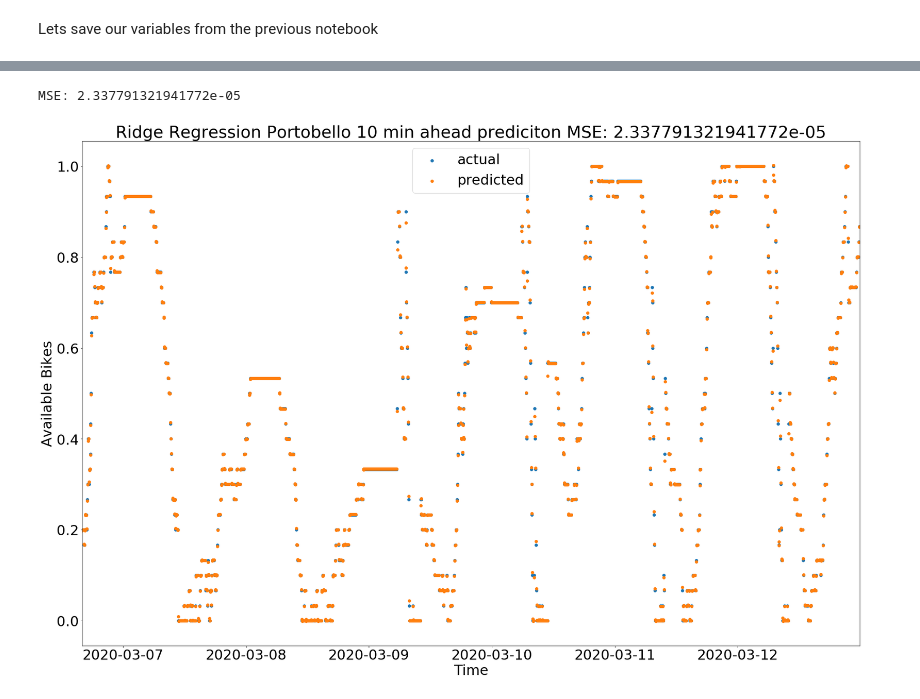
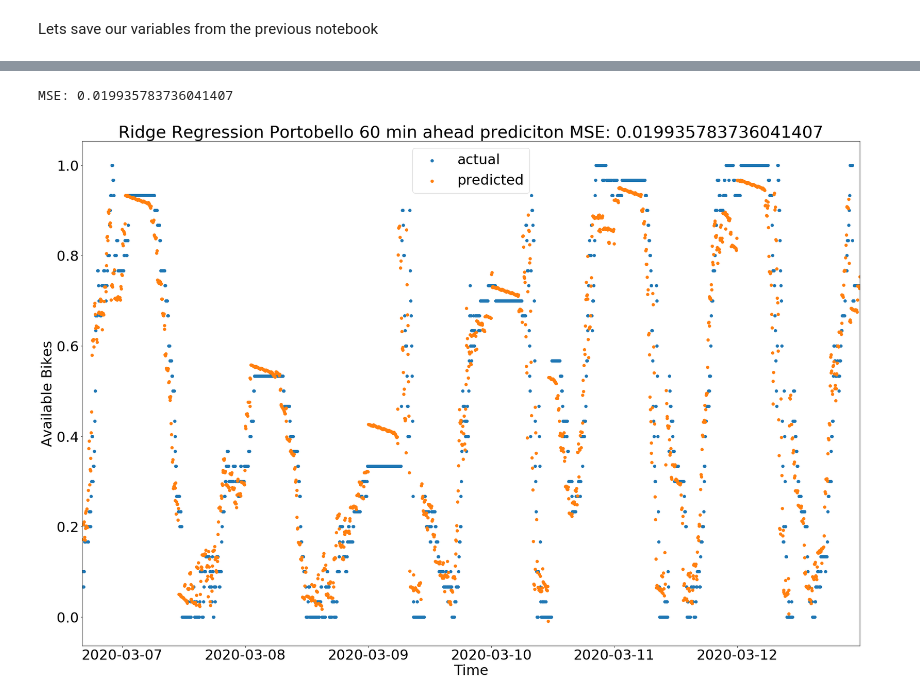
Before and after one commit to cormac-doyle/Final-Assignment-Machine-Learning, a Jupyter notebook: models.ipynb, the cells around one changed output, grey strips where cells are left out. Saved outputs shown, nothing was run; the diff lists cells and outputs as text; code cells hidden in the pictures.

```diff
--- a/models.ipynb
+++ b/models.ipynb
@@ -22,6 +19,9 @@ df_hospital_map = df_hospital_map
 df_portobello_map = df_portobello_map
 
 X_hospital = X_hospital
+y_hospital = y_hospital
+
+X_portobello = X_portobello
 y_portobello = y_portobello
 # %%
 def test_and_plot_model(model,df :pd.DataFrame, X, y, title:str):
@@ -68,6 +70,6 @@ df_hospital_map["10MIN"][700:710]
 # %%
 
-test_and_plot_model(Ridge(),df_portobello["10MIN"],X_portobello["10MIN"],y_portobello["10MIN"],"Ridge Regression Portobello 10 min ahead prediciton")
+test_and_plot_model(Ridge(),df_portobello_map["60MIN"],X_portobello["60MIN"],y_portobello["60MIN"],"Ridge Regression Portobello 60 min ahead prediciton")
 # %% [output]
-MSE: 2.337791321941772e-05
+MSE: 0.019935783736041407
-[figure, old version]
+[figure, new version]
```
Also changed, not shown: parts of 3 cells of this notebook.
